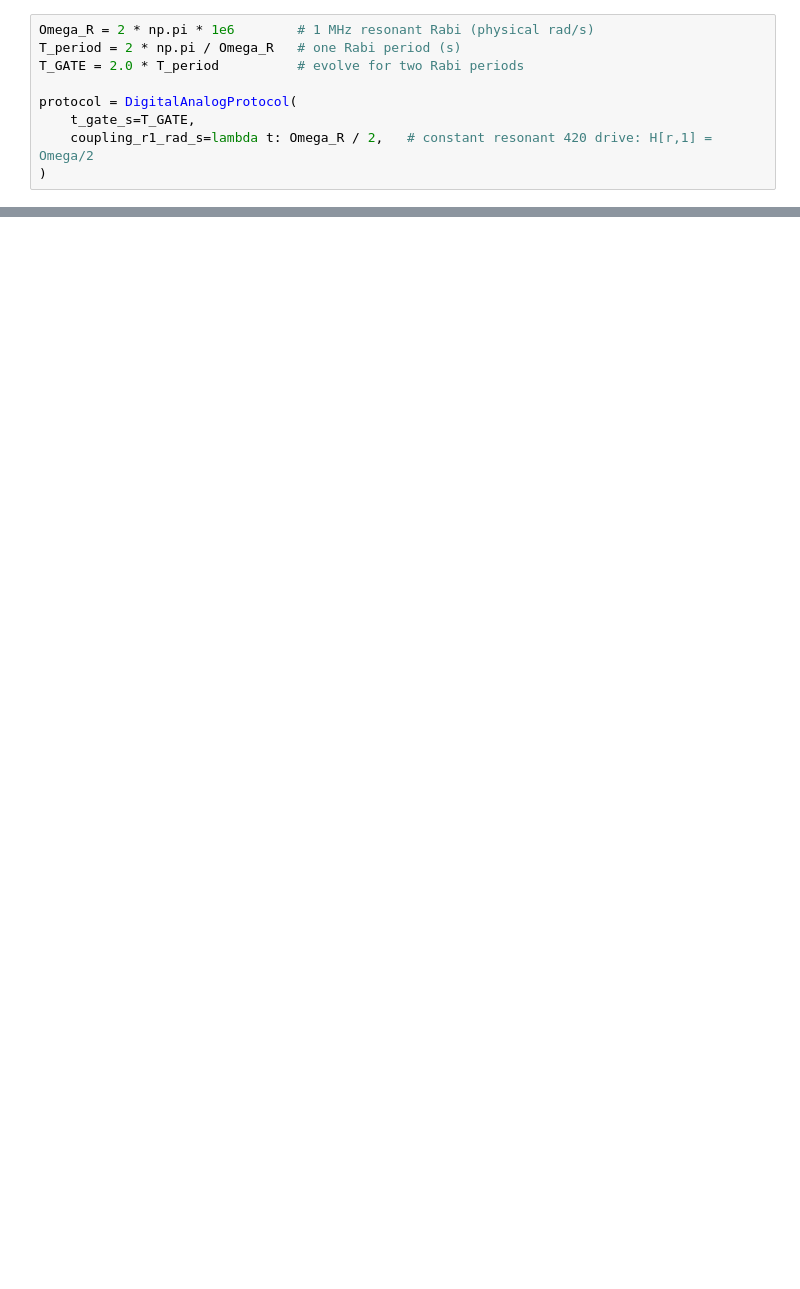
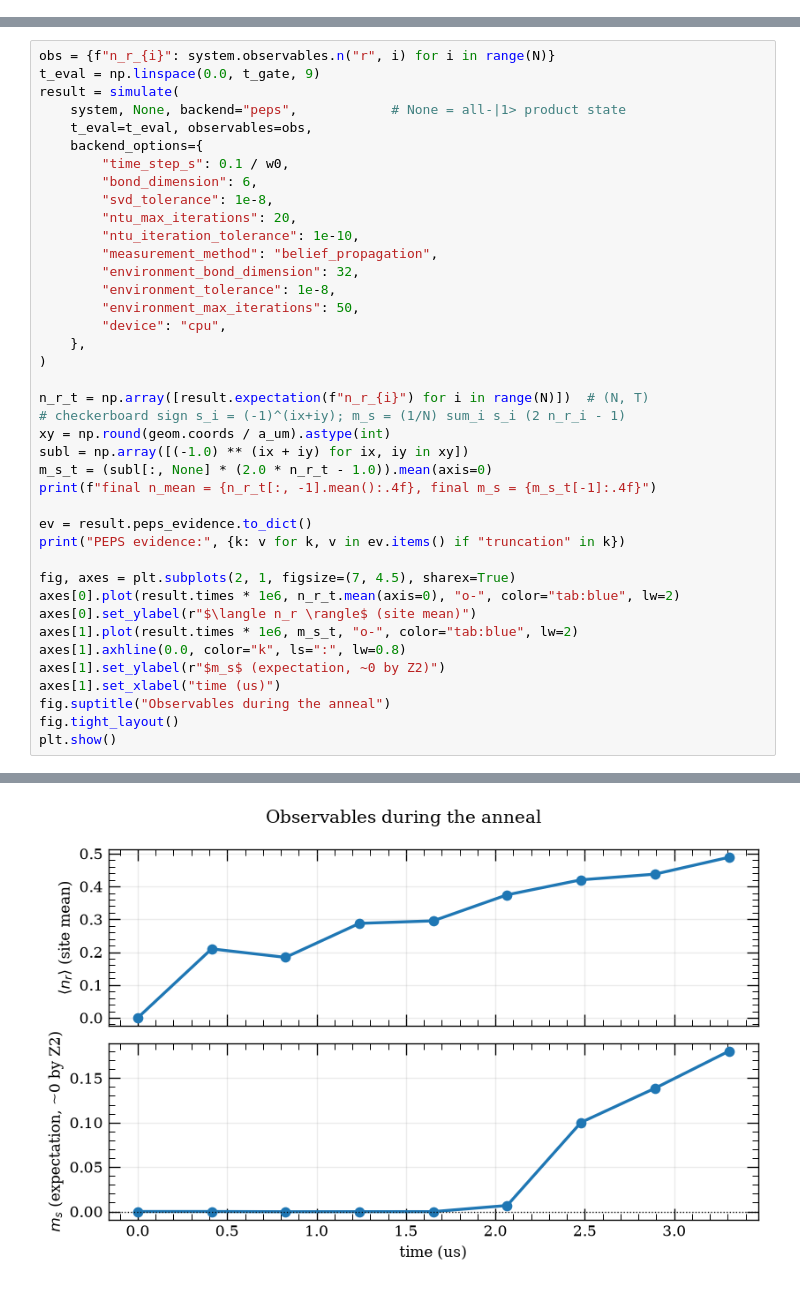
Before and after one commit to ChanceSiyuan/Ryd-gate-modeling, a Jupyter notebook: scripts/notebooks/03_lattice_dynamics_annealing.ipynb, the cells around one changed output, grey strips where cells are left out. Saved outputs shown, nothing was run; the diff lists cells and outputs as text; blank space fills up the shorter version.

Commit message:
Anneal sweep: notebook 03 scan tier, launcher + 3x3 calibration scripts, EAT-only NTU init
Co-Authored-By: Claude Fable 5 <noreply@anthropic.com>

```diff
--- a/scripts/notebooks/03_lattice_dynamics_annealing.ipynb
+++ b/scripts/notebooks/03_lattice_dynamics_annealing.ipynb
@@ -77,9 +37,0 @@ time functions directly (no step count to choose).
-# %%
-Omega_R = 2 * np.pi * 1e6        # 1 MHz resonant Rabi (physical rad/s)
-T_period = 2 * np.pi / Omega_R   # one Rabi period (s)
-T_GATE = 2.0 * T_period          # evolve for two Rabi periods
-
-protocol = DigitalAnalogProtocol(
-    t_gate_s=T_GATE,
-    coupling_r1_rad_s=lambda t: Omega_R / 2,   # constant resonant 420 drive: H[r,1] = Omega/2
-)
@@ -650,0 +191,41 @@ print(json.dumps(production, indent=2))
+# %%
+obs = {f"n_r_{i}": system.observables.n("r", i) for i in range(N)}
+t_eval = np.linspace(0.0, t_gate, 9)
+result = simulate(
+    system, None, backend="peps",            # None = all-|1> product state
+    t_eval=t_eval, observables=obs,
+    backend_options={
+        "time_step_s": 0.1 / w0,
+        "bond_dimension": 6,
+        "svd_tolerance": 1e-8,
+        "ntu_max_iterations": 20,
+        "ntu_iteration_tolerance": 1e-10,
+        "measurement_method": "belief_propagation",
+        "environment_bond_dimension": 32,
+        "environment_tolerance": 1e-8,
+        "environment_max_iterations": 50,
+        "device": "cpu",
+    },
+)
+
+n_r_t = np.array([result.expectation(f"n_r_{i}") for i in range(N)])  # (N, T)
+# checkerboard sign s_i = (-1)^(ix+iy); m_s = (1/N) sum_i s_i (2 n_r_i - 1)
+xy = np.round(geom.coords / a_um).astype(int)
+subl = np.array([(-1.0) ** (ix + iy) for ix, iy in xy])
+m_s_t = (subl[:, None] * (2.0 * n_r_t - 1.0)).mean(axis=0)
+print(f"final n_mean = {n_r_t[:, -1].mean():.4f}, final m_s = {m_s_t[-1]:.4f}")
+
+ev = result.peps_evidence.to_dict()
+print("PEPS evidence:", {k: v for k, v in ev.items() if "truncation" in k})
+
+fig, axes = plt.subplots(2, 1, figsize=(7, 4.5), sharex=True)
+axes[0].plot(result.times * 1e6, n_r_t.mean(axis=0), "o-", color="tab:blue", lw=2)
+axes[0].set_ylabel(r"$\langle n_r \rangle$ (site mean)")
+axes[1].plot(result.times * 1e6, m_s_t, "o-", color="tab:blue", lw=2)
+axes[1].axhline(0.0, color="k", ls=":", lw=0.8)
+axes[1].set_ylabel(r"$m_s$ (expectation, ~0 by Z2)")
+axes[1].set_xlabel("time (us)")
+fig.suptitle("Observables during the anneal")
+fig.tight_layout()
+plt.show()
+# %% [output]
@@ -650,0 +234 @@ print(json.dumps(production, indent=2))
+[figure, added]
```
Also changed, not shown: parts of 36 cells of this notebook, 3 other files.
